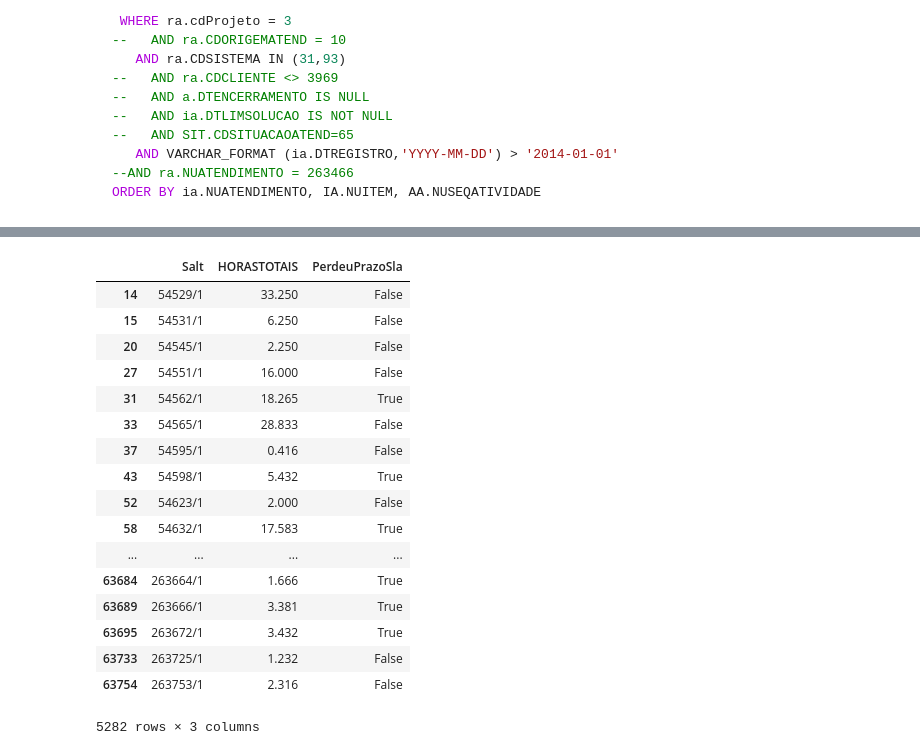
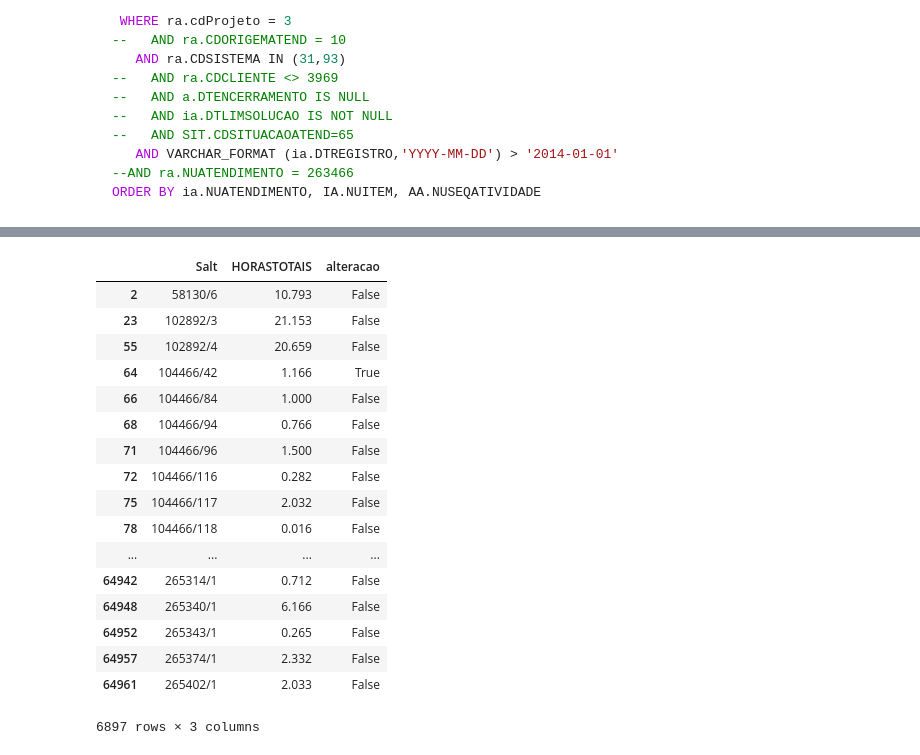
Before and after one commit to wilianselzlein/Metricas, a Jupyter notebook: Changesets.ipynb, the cells around one changed output, grey strips where cells are left out. Cells and saved outputs as stored; diff of their text form; code cells hidden in the pictures.

```diff
--- a/Changesets.ipynb
+++ b/Changesets.ipynb
@@ -30,7 +30,7 @@ import numpy as np
 import matplotlib.pyplot as plt
 %matplotlib inline
 
-arquivos = ['main_changeset.csv', 'HorasPorSalt2014ate2017.csv']
+arquivos = ['csv\main_changeset.csv', 'csv\HorasPorSalt2014ate2017.csv']
 # %% [markdown]
 ### Changeset
 
@@ -190,7 +271,8 @@ dfChangesets['apagar'] = dfChangesets.conta.apply(lambda y: True if y>500 else F
 dfChangesets = dfChangesets[dfChangesets.apagar == False]
 # %%
 #dfChangesets = dfChangesets[dfChangesets.Correcao == True]
-dfSalts['alteracao'] = dfSalts.CDTIPOATENDSOFT in [5, 4, 248, 252, 244, 184, 223, 246]
+atividades = [5, 4, 248, 252, 244, 184, 223, 246];
+dfSalts['alteracao'] = dfSalts.CDTIPOATENDSOFT.apply(lambda y: True if y in atividades else False)
 
 #005	Alteração
 #004	Nova implementação
@@ -268,28 +351,28 @@ dfSalts[dfSalts.AtividadeDesenv == True]
 # %%
 dfSalts['Salt'] = dfSalts.SALT
 dfSaltsMerge = dfSalts[dfSalts.AtividadeDesenv == True]
 dfSaltsMerge = dfSaltsMerge[['Salt','HORASTOTAIS', 'alteracao']]
 dfSaltsMerge = dfSaltsMerge.drop_duplicates()
-dfSaltsMerge.set_index('Salt').to_csv(path_or_buf=str('SaltHorasDesenv.csv'))
+dfSaltsMerge.set_index('Salt').to_csv(path_or_buf=str('csv\SaltHorasDesenv.csv'))
 dfSaltsMerge
 # %% [output]
-|  | Salt | HORASTOTAIS | PerdeuPrazoSla |
-| 14 | 54529/1 | 33.250 | False |
-| 15 | 54531/1 | 6.250 | False |
-| 20 | 54545/1 | 2.250 | False |
-| 27 | 54551/1 | 16.000 | False |
-| 31 | 54562/1 | 18.265 | True |
-| 33 | 54565/1 | 28.833 | False |
-| 37 | 54595/1 | 0.416 | False |
-| 43 | 54598/1 | 5.432 | True |
-| 52 | 54623/1 | 2.000 | False |
-| 58 | 54632/1 | 17.583 | True |
+|  | Salt | HORASTOTAIS | alteracao |
+| 2 | 58130/6 | 10.793 | False |
+| 23 | 102892/3 | 21.153 | False |
+| 55 | 102892/4 | 20.659 | False |
+| 64 | 104466/42 | 1.166 | True |
+| 66 | 104466/84 | 1.000 | False |
+| 68 | 104466/94 | 0.766 | False |
+| 71 | 104466/96 | 1.500 | False |
+| 72 | 104466/116 | 0.282 | False |
+| 75 | 104466/117 | 2.032 | False |
+| 78 | 104466/118 | 0.016 | False |
 | ... | ... | ... | ... |
-| 63684 | 263664/1 | 1.666 | True |
-| 63689 | 263666/1 | 3.381 | True |
-| 63695 | 263672/1 | 3.432 | True |
-| 63733 | 263725/1 | 1.232 | False |
-| 63754 | 263753/1 | 2.316 | False |
+| 64942 | 265314/1 | 0.712 | False |
+| 64948 | 265340/1 | 6.166 | False |
+| 64952 | 265343/1 | 0.265 | False |
+| 64957 | 265374/1 | 2.332 | False |
+| 64961 | 265402/1 | 2.033 | False |
-5282 rows × 3 columns
+6897 rows × 3 columns
 # %%
 dfSalts['Salt'] = dfSalts.SALT
```
Also changed, not shown: parts of 16 cells of this notebook, 1 other file.
